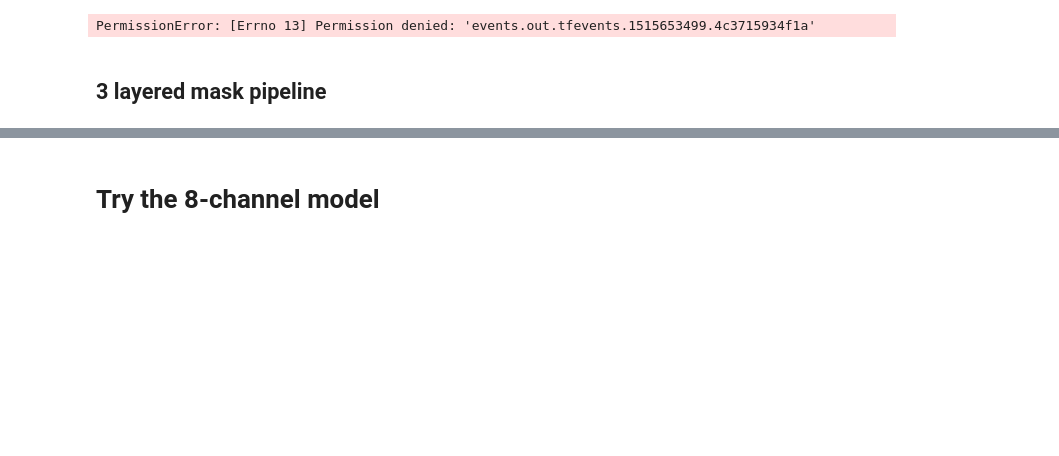
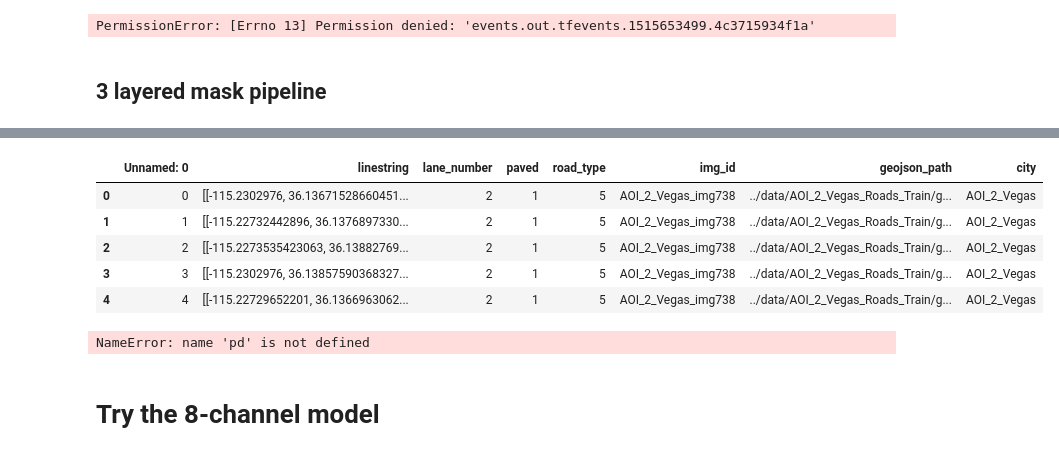
Before and after one commit to snakers4/spacenet-three, a Jupyter notebook: src/experiments.ipynb, the cells around one changed output, grey strips where cells are left out. Saved outputs shown, nothing was run; the diff lists cells and outputs as text; code cells hidden in the pictures; blank space fills up the shorter version.

```diff
--- a/src/experiments.ipynb
+++ b/src/experiments.ipynb
@@ -263,0 +282,5 @@ plotting complete 0.9978058338165283
+# %%
+import pandas as pd
+
+df = pd.read_csv('geojson_df_full.csv')
+df.head()
@@ -264,3 +294,22 @@ plotting complete 0.9978058338165283
+# %%
+df['city'] = df['img_id'].apply(lambda x: x.split('_img')[0])
+df.head()
+# %% [output]
+|  | Unnamed: 0 | linestring | lane_number | paved | road_type | img_id | geojson_path | city |
+| 0 | 0 | [[-115.2302976, 36.13671528660451... | 2 | 1 | 5 | AOI_2_Vegas_img738 | ../data/AOI_2_Vegas_Roads_Train/g... | AOI_2_Vegas |
+| 1 | 1 | [[-115.22732442896, 36.1376897330... | 2 | 1 | 5 | AOI_2_Vegas_img738 | ../data/AOI_2_Vegas_Roads_Train/g... | AOI_2_Vegas |
+| 2 | 2 | [[-115.2273535423063, 36.13882769... | 2 | 1 | 5 | AOI_2_Vegas_img738 | ../data/AOI_2_Vegas_Roads_Train/g... | AOI_2_Vegas |
+| 3 | 3 | [[-115.2302976, 36.13857590368327... | 2 | 1 | 5 | AOI_2_Vegas_img738 | ../data/AOI_2_Vegas_Roads_Train/g... | AOI_2_Vegas |
+| 4 | 4 | [[-115.22729652201, 36.1366963062... | 2 | 1 | 5 | AOI_2_Vegas_img738 | ../data/AOI_2_Vegas_Roads_Train/g... | AOI_2_Vegas |
+# %%
+table = pd.pivot_table(df,
+               index=["city","paved"],
+               values=["img_id"],
+               aggfunc={len},fill_value=0)
+
+table
+# %% [output]
+NameError: name 'pd' is not defined
 # %% [markdown]
 # Try the 8-channel model
 # %%
```
Also changed, not shown: parts of 7 cells of this notebook, 1 other file.
